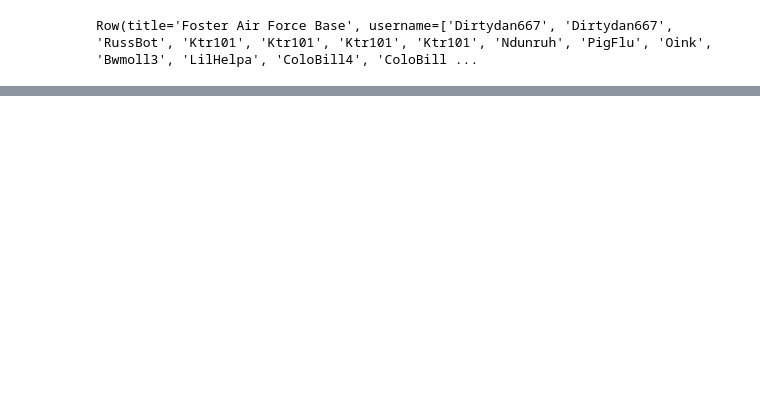
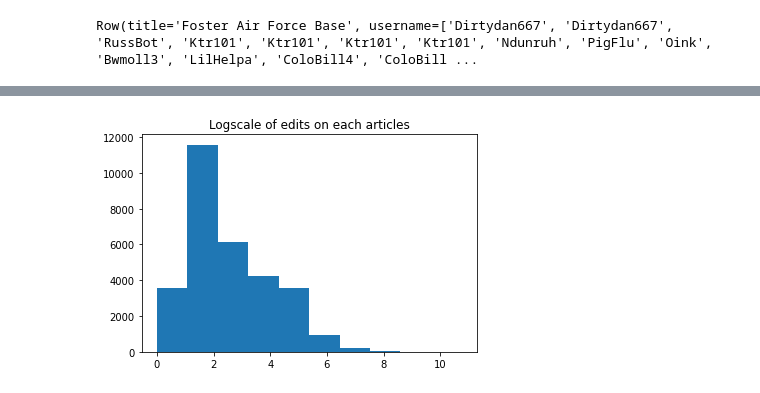
Before and after one commit to sachiniyer/wikipedia-editor-analysis, a Jupyter notebook: Data_Ingestion.ipynb, the cells around one changed output, grey strips where cells are left out. Cells and saved outputs as stored; diff of their text form; code cells hidden in the pictures; blank space fills up the shorter version.

```diff
--- a/Data_Ingestion.ipynb
+++ b/Data_Ingestion.ipynb
@@ -179,0 +240,8 @@ Traceback (most recent call last):
+# %%
+# get number of edits for each articles and plot it
+article_edit_counts = spark_df.select(size('username').alias('cnt')).rdd.map(lambda x : x.cnt + 1).collect()
+plt.title('Logscale of edits on each articles')
+plt.hist(np.log(article_edit_counts))
+plt.show()
+# %% [output]
+[figure, added]
```
Also changed, not shown: parts of 15 cells of this notebook, 1 other file.
